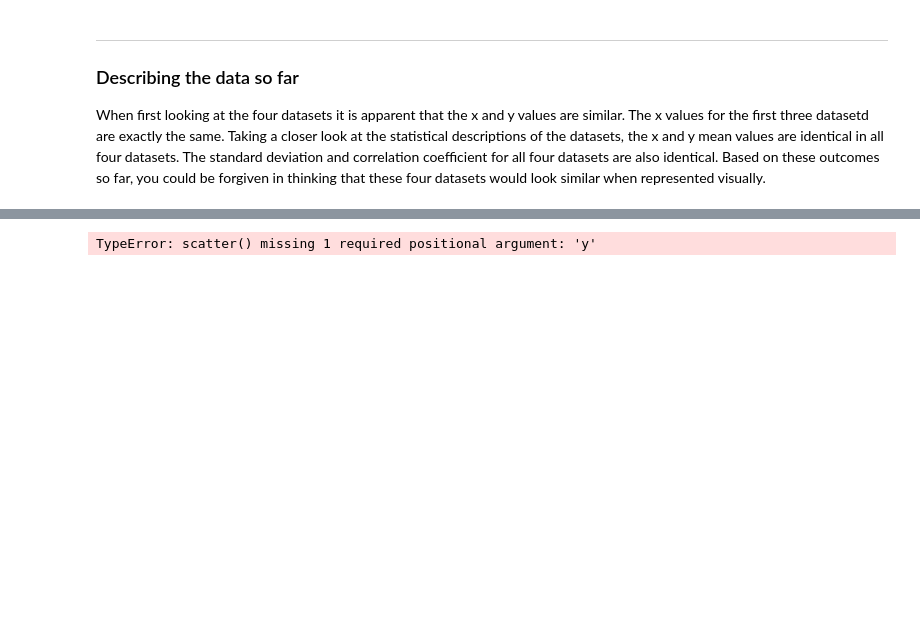
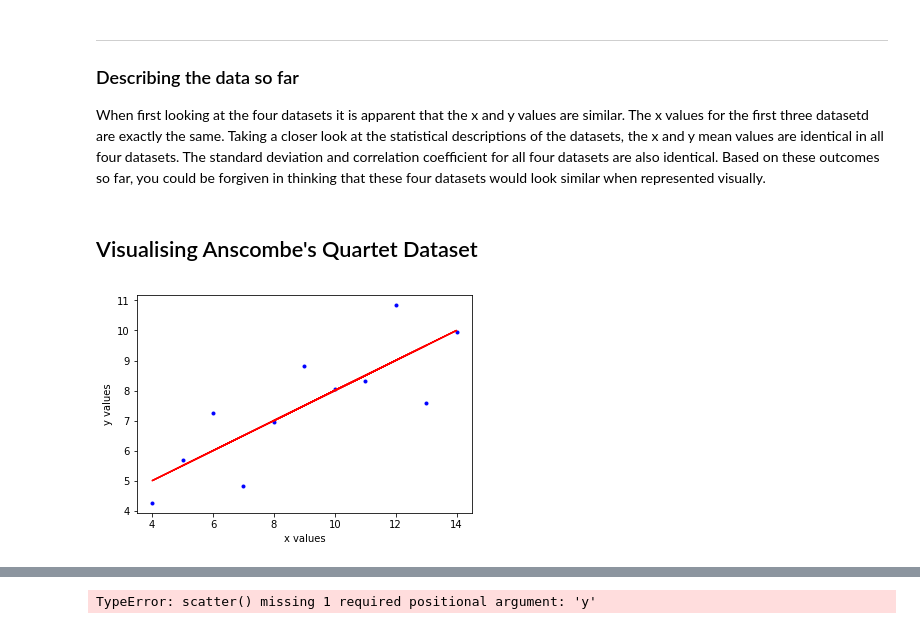
Before and after one commit to emmapatton/anscombes-quartet-dataset, a Jupyter notebook: anscombes-quartet-dataset.ipynb, the cells around one changed output, grey strips where cells are left out. Saved outputs shown, nothing was run; the diff lists cells and outputs as text; code cells hidden in the pictures; blank space fills up the shorter version.

Commit message:
Plotting the datasets onto grahgs and visualising best fit line

```diff
--- a/anscombes-quartet-dataset.ipynb
+++ b/anscombes-quartet-dataset.ipynb
@@ -190,3 +198,5 @@ dataset_IV.corr()
 ### Describing the data so far
 
 When first looking at the four datasets it is apparent that the x and y values are similar. The x values for the first three datasetd are exactly the same. Taking a closer look at the statistical descriptions of the datasets, the x and y mean values are identical in all four datasets. The standard deviation and correlation coefficient for all four datasets are also identical. Based on these outcomes so far, you could be forgiven in thinking that these four datasets would look similar when represented visually.
+# %% [markdown]
+## Visualising Anscombe's Quartet Dataset
@@ -192,0 +205,16 @@ When first looking at the four datasets it is apparent that the x and y values a
+# %%
+x1 = dataset_I['x']
+y1 = dataset_I['y']
+
+m1, c1 = np.polyfit(x1, y1, 1)
+# %%
+plt.plot(x1, y1, 'b.')
+plt.plot(x1, m1 * x1 + c1, 'r-',)
+
+
+plt.xlabel('x values')
+plt.ylabel('y values')
+
+plt.show()
+# %% [output]
+[figure, added]
```
Also changed, not shown: parts of 9 cells of this notebook.
